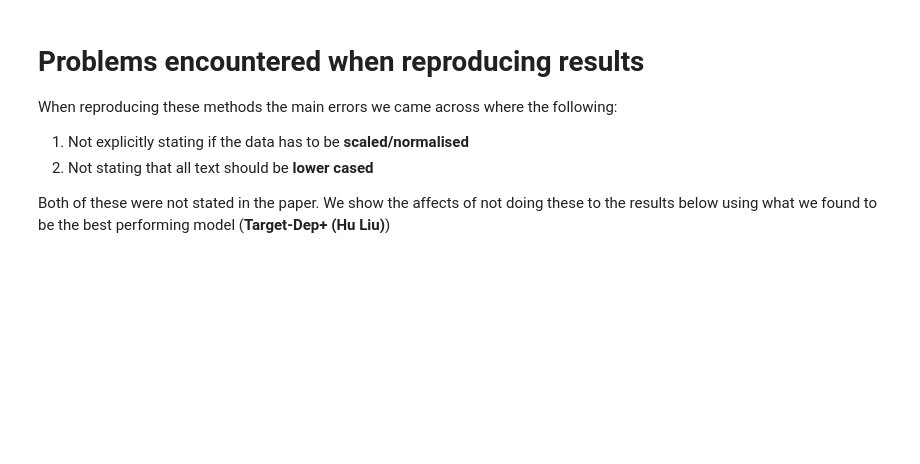
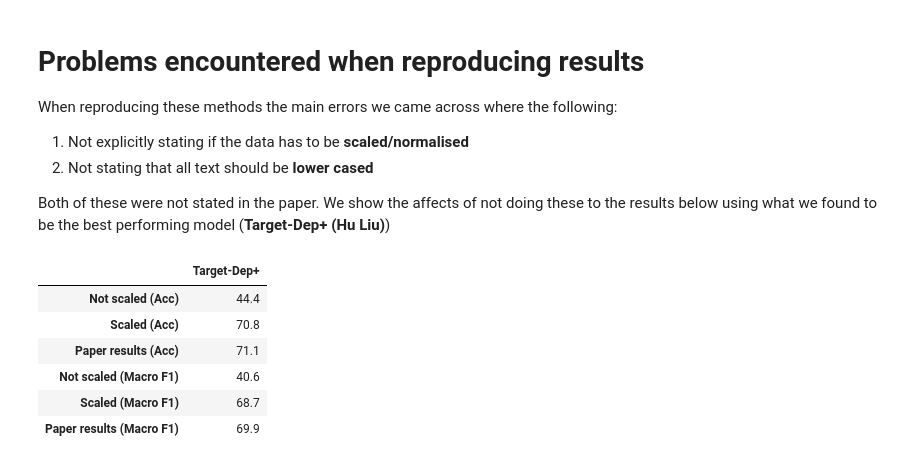
Before and after one commit to apmoore1/Bella, a Jupyter notebook: notebooks/target_model.ipynb, the cells around one changed output. Cells and saved outputs as stored; diff of their text form; code cells hidden in the pictures; blank space fills up the shorter version.

```diff
--- a/notebooks/target_model.ipynb
+++ b/notebooks/target_model.ipynb
@@ -41,9 +41,9 @@ The above models correspond to the following classes in our implementation:
 All of the results shown below are 5 fold cross validation over the training data of [Dong et al.](https://aclanthology.coli.uni-saarland.de/papers/P14-2009/p14-2009) or where appropriate on the test data as reported in the paper.
 # %%
 # Load the training data
-train_data = full_path(read_config('dong_twit_train_data'))
-train_data = dong(train_data)
-train_y = [target_dict['sentiment'] for target_dict in train_data]
+dong_train = dong(full_path(read_config('dong_twit_train_data')))
+train_data = dong_train.data()
+train_y = dong_train.sentiment_data()
 
 # Get word vectors
 w2v_path = full_path(read_config('word2vec_files')['vo_zhang'])
@@ -232,8 +232,9 @@ For the **Target-Dep+** we show using **Hu & Liu** lexicon and using the combina
 # %%
 target_dep_plus_mpqa = TargetDepSent()
 
-test_data = dong(full_path(read_config('dong_twit_test_data')))
-test_y = [target_dict['sentiment'] for target_dict in test_data]
+dong_test = dong(full_path(read_config('dong_twit_test_data')))
+test_data = dong_test.data()
+test_y = dong_test.sentiment_data()
 
 best_params_ind = target_ind.get_params(word_vector=[w2v, sswe], random_state=42)
 best_params_dep = target_dep.get_params(word_vector=[w2v, sswe], random_state=42)
@@ -318 +318,22 @@ best_params = target_dep_plus.get_params(word_vector=[w2v, sswe], senti_lexicon=
 target_dep_plus.fit(train_data, train_y, params=best_params)
+# %%
+target_dep_plus_res = target_dep_plus.predict(test_data)
+norm_score = lambda score: round(score * 100, 1)
+score_not_scale_acc = norm_score(accuracy_score(test_y, target_dep_plus_res))
+score_not_scale_f1 = norm_score(f1_score(test_y, target_dep_plus_res, average='macro') )
+score_scaled_acc = round(final_results_df['Our results (Acc)']['Target-Dep+ (Hu Liu)'], 1)
+score_scaled_f1 = round(final_results_df['Our results (Macro F1)']['Target-Dep+ (Hu Liu)'], 1)
+
+index = ['Not scaled (Acc)', 'Scaled (Acc)', 'Paper results (Acc)',
+         'Not scaled (Macro F1)', 'Scaled (Macro F1)', 'Paper results (Macro F1)']
+scaled_results_df = pd.DataFrame({'Target-Dep+' : [score_not_scale_acc, score_scaled_acc, 71.1,
+                                                   score_not_scale_f1, score_scaled_f1, 69.9]}, index=index)
+scaled_results_df
+# %% [output]
+|  | Target-Dep+ |
+| Not scaled (Acc) | 44.4 |
+| Scaled (Acc) | 70.8 |
+| Paper results (Acc) | 71.1 |
+| Not scaled (Macro F1) | 40.6 |
+| Scaled (Macro F1) | 68.7 |
+| Paper results (Macro F1) | 69.9 |
```
Also changed, not shown: parts of 15 cells of this notebook, 7 other files.
